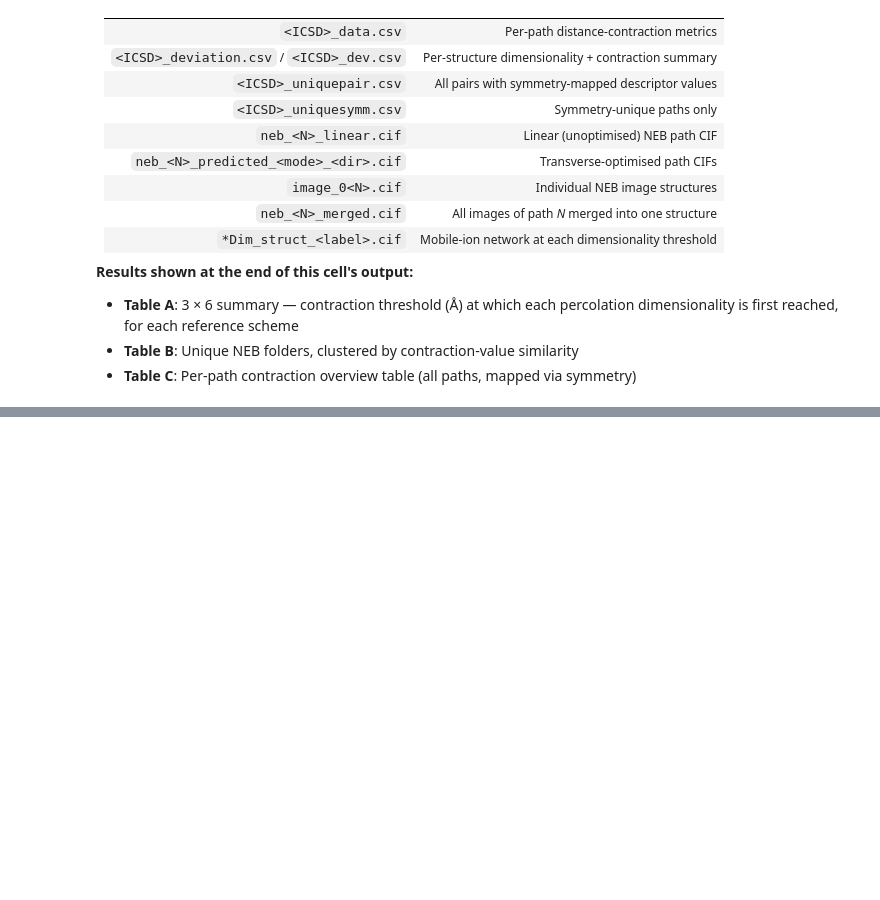
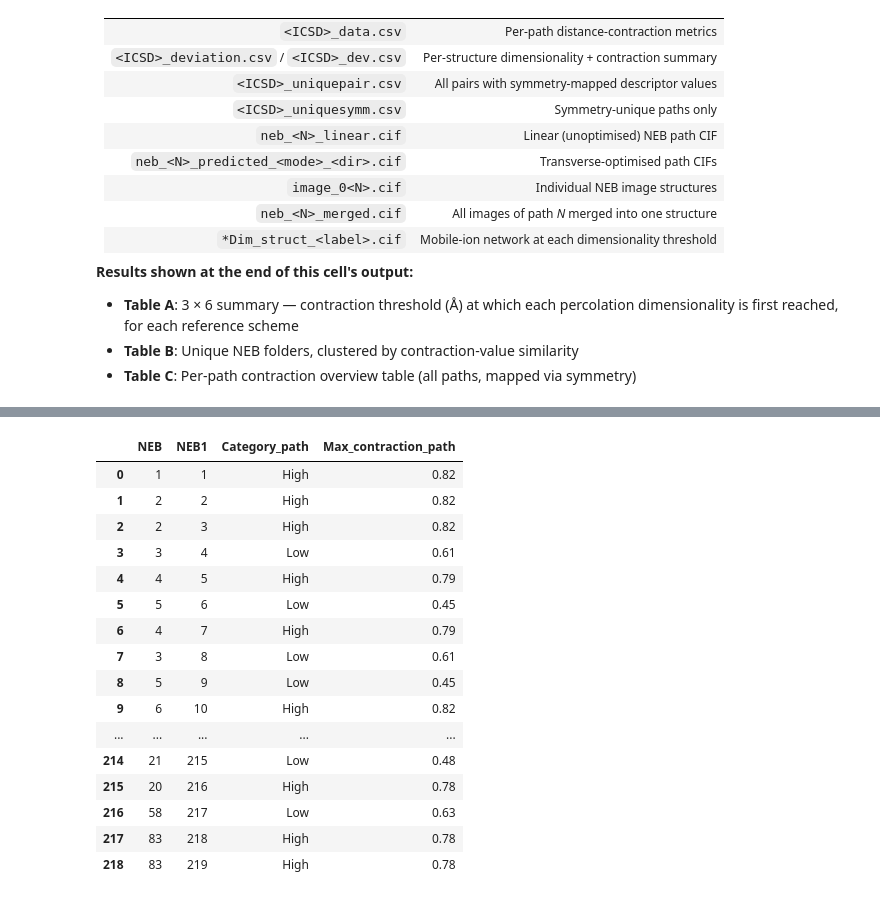
Before and after one commit to Rama-MSE-UMD/Distance-contraction-descriptor, a Jupyter notebook: Distance_contraction.ipynb, the cells around one changed output, grey strips where cells are left out. Cells and saved outputs as stored; diff of their text form; code cells hidden in the pictures; blank space fills up the shorter version.

```diff
--- a/Distance_contraction.ipynb
+++ b/Distance_contraction.ipynb
@@ -200,67 +218,4 @@ df_out, low_energy_df, df1, dim_struct, dim_path, dim_stddev, st_name, structure
     create_folder=CREATE_FOLDER,
     compute_extra=COMPUTE_EXTRA,
 )
-
-# ── Results, Cell A — 3 × 6 descriptor summary table ───────────────────────
-# Rows    : reference scheme (struct, path, stddev)
-# Columns : dimensionality thresholds (0-D, 1-D, 2-D, 3-D), Struct, Composition
-#
-# Each value is the distance-contraction (Å) at which that dimensionality
-# is first reached when paths are added in order of increasing contraction.
-# None means that dimensionality was not achieved by any path combination.
-
-def _get_dim(d, dim):
-    val = d.get(dim, None)
-    if val is None:
-        return None
-    try:
-        return round(float(val), 2)
-    except (TypeError, ValueError):
-        return val
-
-rows = []
-for label, dim_dict in [
-    ("struct", dim_struct),
-    ("path",   dim_path),
-    ("stddev", dim_stddev),
-]:
-    rows.append({
-        "Reference":   label,
-        "0-D":         _get_dim(dim_dict, 0),
-        "1-D":         _get_dim(dim_dict, 1),
-        "2-D":         _get_dim(dim_dict, 2),
-        "3-D":         _get_dim(dim_dict, 3),
-        "Struct":      st_name,
-        "Composition": str(structure.composition),
-    })
-
-summary_df = pd.DataFrame(rows).set_index("Reference")
-print("Distance contraction descriptor summary (Å):")
-display(summary_df)
-
-# ── Results, Cell B — unique NEB folders (clustered by contraction-value similarity) ──
-unique_folders, cluster_map = dc.find_unique_neb_paths(
-    df1, value_col="Max_contraction_path", tolerance=0.02)
-
-print(f"\n{len(unique_folders)} unique paths out of {len(df1)} total (tol=0.02 Å):")
-print(unique_folders)
-
-# ── Results, Cell C — per-path contraction overview table (all paths, mapped via symmetry) ──
-pd.set_option("display.max_columns", None)
-pd.set_option("display.max_rows", None)
-
-icsd_number = ICSD_NUMBER
-data_csv = (f"{icsd_number}_neb/{icsd_number}_data.csv" if CREATE_FOLDER == "Yes"
-            else f"{icsd_number}_data.csv")
-df_results = pd.read_csv(data_csv)
-
-numeric_cols = df_results.select_dtypes(include="number").columns
-df_results[numeric_cols] = df_results[numeric_cols].round(2)
-
-overview_cols = [
-    "NEB", "NEB1",
-    "Category_stddev", "Max_contraction_stddev",
-    "Category_path",   "Max_contraction_path",
-]
-print()
-display(df_results[[c for c in overview_cols if c in df_results.columns]])
+# %% [output]
@@ -266,0 +246,17 @@ display(df_results[[c for c in overview_cols if c in df_results.columns]])
+|  | NEB | NEB1 | Category_path | Max_contraction_path |
+| 0 | 1 | 1 | High | 0.82 |
+| 1 | 2 | 2 | High | 0.82 |
+| 2 | 2 | 3 | High | 0.82 |
+| 3 | 3 | 4 | Low | 0.61 |
+| 4 | 4 | 5 | High | 0.79 |
+| 5 | 5 | 6 | Low | 0.45 |
+| 6 | 4 | 7 | High | 0.79 |
+| 7 | 3 | 8 | Low | 0.61 |
+| 8 | 5 | 9 | Low | 0.45 |
+| 9 | 6 | 10 | High | 0.82 |
+| ... | ... | ... | ... | ... |
+| 214 | 21 | 215 | Low | 0.48 |
+| 215 | 20 | 216 | High | 0.78 |
+| 216 | 58 | 217 | Low | 0.63 |
+| 217 | 83 | 218 | High | 0.78 |
+| 218 | 83 | 219 | High | 0.78 |
```
Also changed, not shown: parts of 3 cells of this notebook.
